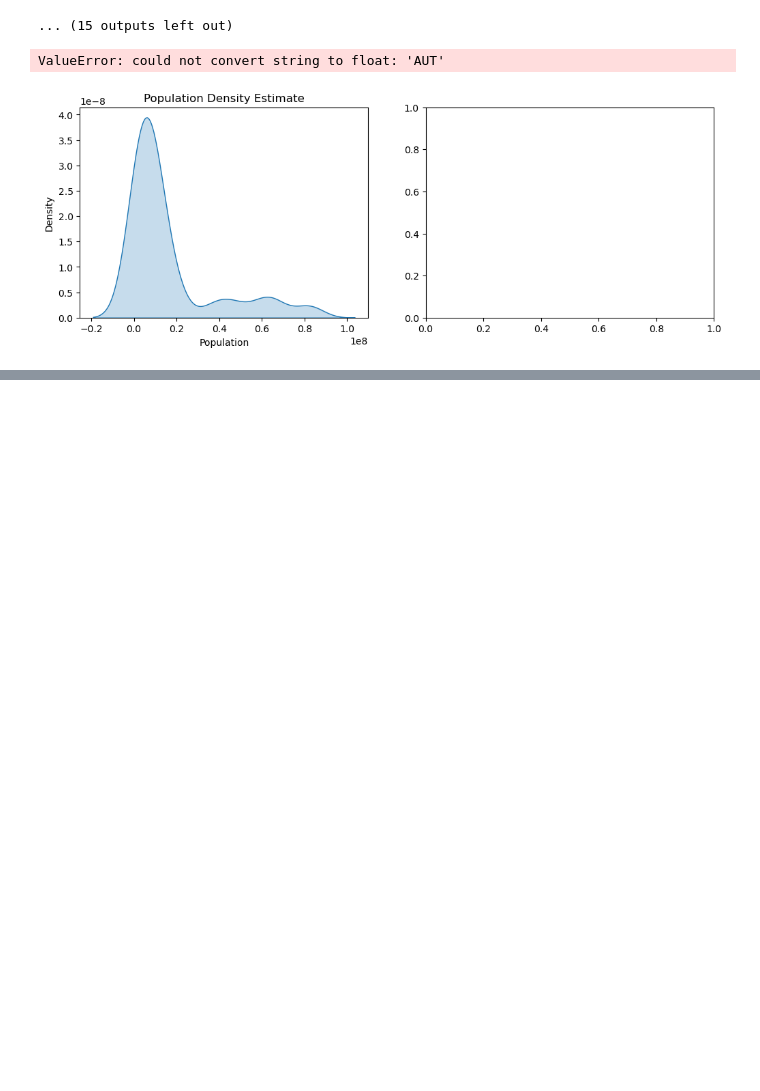
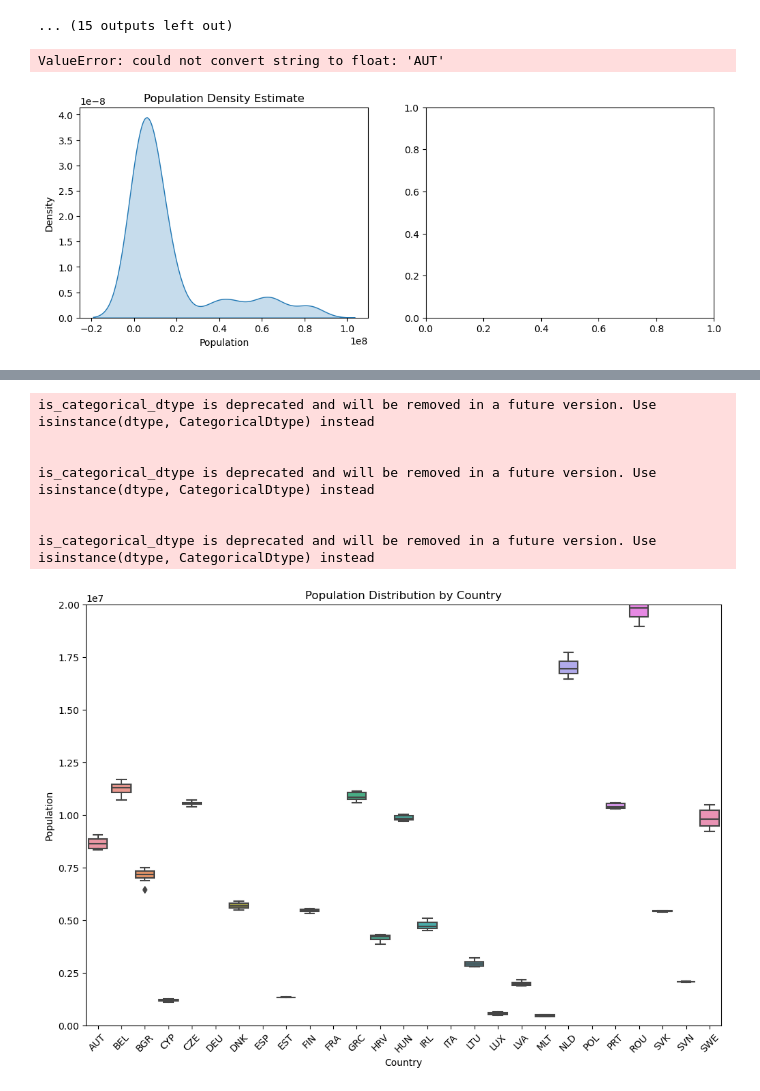
Before and after one commit to CaspervanWetten/DataDetectives, a Jupyter notebook: notebook/WB.ipynb, the cells around one changed output, grey strips where cells are left out. Saved outputs shown, nothing was run; the diff lists cells and outputs as text; code cells hidden in the pictures; blank space fills up the shorter version.

```diff
--- a/notebook/WB.ipynb
+++ b/notebook/WB.ipynb
@@ -246,0 +279,32 @@ use_inf_as_na option is deprecated and will be removed in a future version. Conv
+# %%
+import seaborn as sns
+import matplotlib.pyplot as plt
+
+# Assuming dfnew contains the data
+plt.figure(figsize=(12, 8))
+
+# Create a box plot for the population
+sns.boxplot(data=dfnew, x='country', y='Population')
+
+# Add labels and title
+plt.xlabel('Country')
+plt.ylabel('Population')
+plt.title('Population Distribution by Country')
+
+# Rotate x-axis labels for better visibility
+plt.xticks(rotation=45)
+
+# Set the y-axis limits (adjust the values as needed)
+plt.ylim(0, 2e7)
+
+# Show the plot
+plt.show()
+# %% [output]
+is_categorical_dtype is deprecated and will be removed in a future version. Use isinstance(dtype, CategoricalDtype) instead
+
+
+is_categorical_dtype is deprecated and will be removed in a future version. Use isinstance(dtype, CategoricalDtype) instead
+
+
+is_categorical_dtype is deprecated and will be removed in a future version. Use isinstance(dtype, CategoricalDtype) instead
+[figure, added]
```
Also changed, not shown: parts of 8 cells of this notebook.
